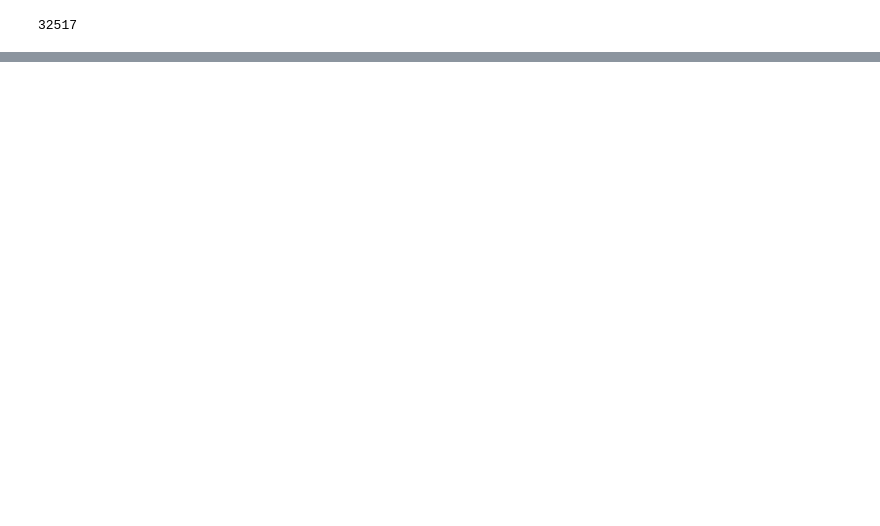
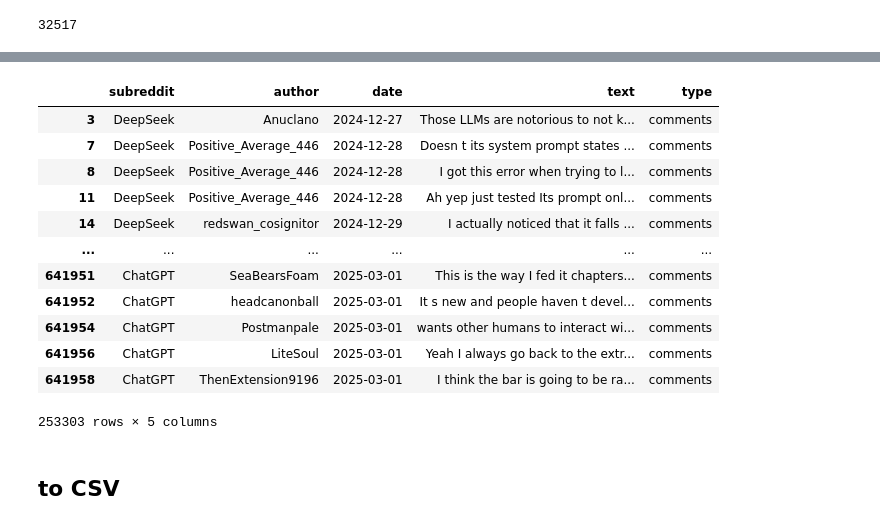
Before and after one commit to xpan4869/western_views_on_LLM_models, a Jupyter notebook: data_preprocessing.ipynb, the cells around one changed output, grey strips where cells are left out. Drawn from its saved outputs; the diff is of its cells as text; code cells hidden in the pictures; blank space fills up the shorter version.

```diff
--- a/data_preprocessing.ipynb
+++ b/data_preprocessing.ipynb
@@ -65,0 +230,5 @@ len(deepseek_cmts)
+# %%
+df_filtered = df_removed_bot[(df_removed_bot['text_length'] > lower_bound) &
+                  (df_removed_bot['text_length'] <= upper_bound)]
+
+print(f"Kept {len(df_filtered)} out of {len(df_removed_bot)} texts ({len(df_filtered)/len(df_removed_bot)*100:.2f}%)")
@@ -65,0 +239,28 @@ len(deepseek_cmts)
+# %%
+def clean_data(df):
+    '''
+    Given a dataframe mapping index numbers to unix date
+    and text information, produces a new dataframe with
+    translated dates and cleaned text
+    Input:
+        df: a dataframe
+    Output:
+        cleaned_df: a dataframe
+    '''
+    # Create a copy of the dataframe
+    cleaned_df = df.copy()
+
+    # Convert the unix timestamp to readable date
+    cleaned_df['date'] = cleaned_df['created_utc'].apply(
+        lambda x: datetime.datetime.utcfromtimestamp(x).strftime('%Y-%m-%d')
+    )
+
+    # Clean the text
+    cleaned_df['cleaned_text'] = cleaned_df['text'].apply(
+        lambda x: re.sub(r'[^\w\s]', ' ', str(x)).replace('\n', ' ').strip()
+    )
+
+    return cleaned_df
+# %%
+cleaned_df = clean_data(df_filtered)
+cleaned_df
@@ -65,0 +281,22 @@ len(deepseek_cmts)
+# %%
+cleaned_df = cleaned_df.drop(columns=['text', 'text_length', 'created_utc'])
+cleaned_df = cleaned_df.rename(columns = {'cleaned_text': 'text'})
+# %%
+cleaned_df['type'] = 'comments'
+cleaned_df
+# %% [output]
+|  | subreddit | author | date | text | type |
+| 3 | DeepSeek | Anuclano | 2024-12-27 | Those LLMs are notorious to not k... | comments |
+| 7 | DeepSeek | Positive_Average_446 | 2024-12-28 | Doesn t its system prompt states ... | comments |
+| 8 | DeepSeek | Positive_Average_446 | 2024-12-28 | I got this error when trying to l... | comments |
+| 11 | DeepSeek | Positive_Average_446 | 2024-12-28 | Ah yep just tested Its prompt onl... | comments |
+| 14 | DeepSeek | redswan_cosignitor | 2024-12-29 | I actually noticed that it falls ... | comments |
+| ... | ... | ... | ... | ... | ... |
+| 641951 | ChatGPT | SeaBearsFoam | 2025-03-01 | This is the way I fed it chapters... | comments |
+| 641952 | ChatGPT | headcanonball | 2025-03-01 | It s new and people haven t devel... | comments |
+| 641954 | ChatGPT | Postmanpale | 2025-03-01 | wants other humans to interact wi... | comments |
+| 641956 | ChatGPT | LiteSoul | 2025-03-01 | Yeah I always go back to the extr... | comments |
+| 641958 | ChatGPT | ThenExtension9196 | 2025-03-01 | I think the bar is going to be ra... | comments |
+253303 rows × 5 columns
+# %% [markdown]
+## to CSV
```
Also changed, not shown: parts of 31 cells of this notebook, 1 other file.
